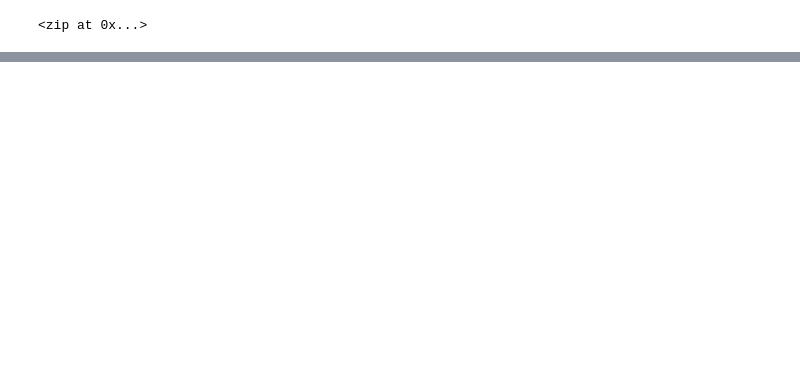
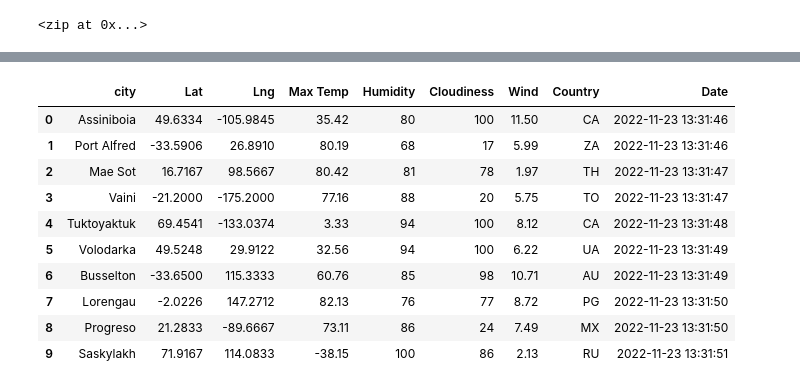
Before and after one commit to bchillman/World_Weather_Analysis, a Jupyter notebook: WeatherPy.ipynb, the cells around one changed output, grey strips where cells are left out. Saved outputs shown, nothing was run; the diff lists cells and outputs as text; code cells hidden in the pictures; blank space fills up the shorter version.

Commit message:
Updating WeatherPy.ipynb and adding weather_data file

```diff
--- a/WeatherPy.ipynb
+++ b/WeatherPy.ipynb
@@ -35,0 +42,3 @@ len(cities)
+# %%
+# Starting URL for Weather Map API Call.
+url = "https://api.openweathermap.org/data/2.5/weather?units=Imperial&APPID=" + weather_api_key
@@ -35,0 +128,16 @@ len(cities)
+# %%
+# Create a datframe from the list of dictionaries
+city_data_df = pd.DataFrame(city_data)
+city_data_df.head(10)
+# %% [output]
+|  | city | Lat | Lng | Max Temp | Humidity | Cloudiness | Wind | Country | Date |
+| 0 | Assiniboia | 49.6334 | -105.9845 | 35.42 | 80 | 100 | 11.50 | CA | 2022-11-23 13:31:46 |
+| 1 | Port Alfred | -33.5906 | 26.8910 | 80.19 | 68 | 17 | 5.99 | ZA | 2022-11-23 13:31:46 |
+| 2 | Mae Sot | 16.7167 | 98.5667 | 80.42 | 81 | 78 | 1.97 | TH | 2022-11-23 13:31:47 |
+| 3 | Vaini | -21.2000 | -175.2000 | 77.16 | 88 | 20 | 5.75 | TO | 2022-11-23 13:31:47 |
+| 4 | Tuktoyaktuk | 69.4541 | -133.0374 | 3.33 | 94 | 100 | 8.12 | CA | 2022-11-23 13:31:48 |
+| 5 | Volodarka | 49.5248 | 29.9122 | 32.56 | 94 | 100 | 6.22 | UA | 2022-11-23 13:31:49 |
+| 6 | Busselton | -33.6500 | 115.3333 | 60.76 | 85 | 98 | 10.71 | AU | 2022-11-23 13:31:49 |
+| 7 | Lorengau | -2.0226 | 147.2712 | 82.13 | 76 | 77 | 8.72 | PG | 2022-11-23 13:31:50 |
+| 8 | Progreso | 21.2833 | -89.6667 | 73.11 | 86 | 24 | 7.49 | MX | 2022-11-23 13:31:50 |
+| 9 | Saskylakh | 71.9167 | 114.0833 | -38.15 | 100 | 86 | 2.13 | RU | 2022-11-23 13:31:51 |
```
Also changed, not shown: parts of 6 cells of this notebook, 1 other file.
